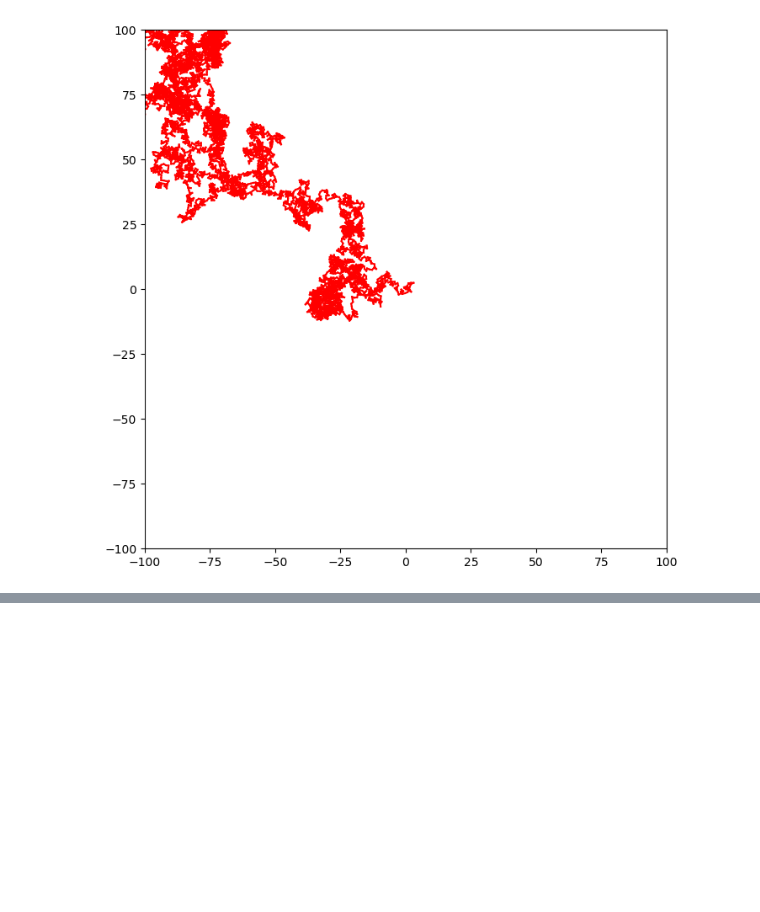
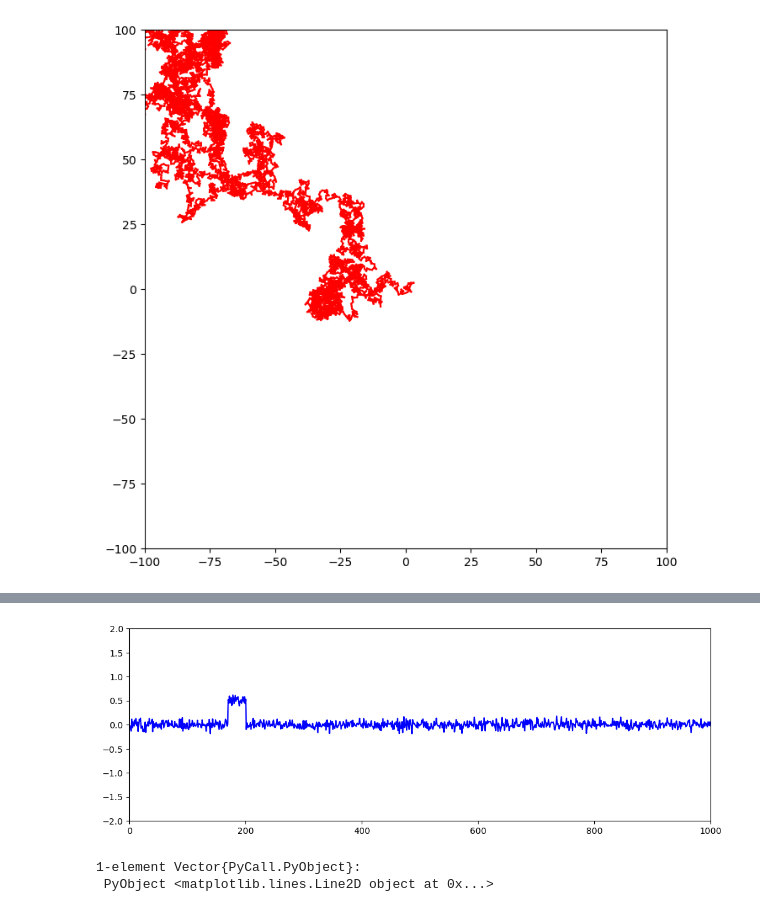
Before and after one commit to tsuchinoko0402/monte-carlo-simulation, a Jupyter notebook: 00-five-minutes-study-session.ipynb, the cells around one changed output, grey strips where cells are left out. Cells and saved outputs as stored; diff of their text form; code cells hidden in the pictures; blank space fills up the shorter version.

```diff
--- a/00-five-minutes-study-session.ipynb
+++ b/00-five-minutes-study-session.ipynb
@@ -283,0 +304,55 @@ $$
+# %%
+using PyPlot
+
+x0 = 0.5     # 信号のピーク値
+w = 0.3      # 信号の幅
+σ = 0.5      # 雑音の標準偏差
+t_end = 10.0 # シミュレーションの終了時刻
+Δt = 0.01    # シミュレーションの刻み
+n_end = 64    # 加算回数の最大
+
+# パルス信号を返却する
+function signal(t::Float64, peak::Float64, width::Float64)::Float64
+    t0 = 1.7 # パルス開始時刻
+
+    if t0 <= t <= (t0 + width)
+        return peak
+    else
+        return 0.0
+    end
+end
+
+# ノイズ（ガウス雑音）を発生させる
+function noise(sd::Float64)::Float64
+    xw = 0.0
+
+    for i = 1:12
+        xw += rand()
+    end
+
+    return (sd * (xw - 6.0))
+end
+
+function main()
+    m = Int(t_end / Δt)
+    mem = zeros(Float64, m)
+    for j = 0:n_end
+        for i = 1:m
+            x = noise(σ) + signal(i * Δt, x0, w)
+            mem[i] = (mem[i] * j + x) / (j + 1)
+        end
+    end
+
+    fig = PyPlot.figure(figsize=(12.0, 4.0))
+    ax = fig.add_subplot()
+    ax.set_xlim(0, m)
+    ax.set_ylim(-2.0, 2.0)
+    x = 1:m
+    ax.plot(x, mem, color="blue")
+end
+
+main()
+# %% [output]
+[figure, added]
+1-element Vector{PyCall.PyObject}:
+ PyObject <matplotlib.lines.Line2D object at 0x...>
```
Also changed, not shown: parts of 3 cells of this notebook, 1 other file.
